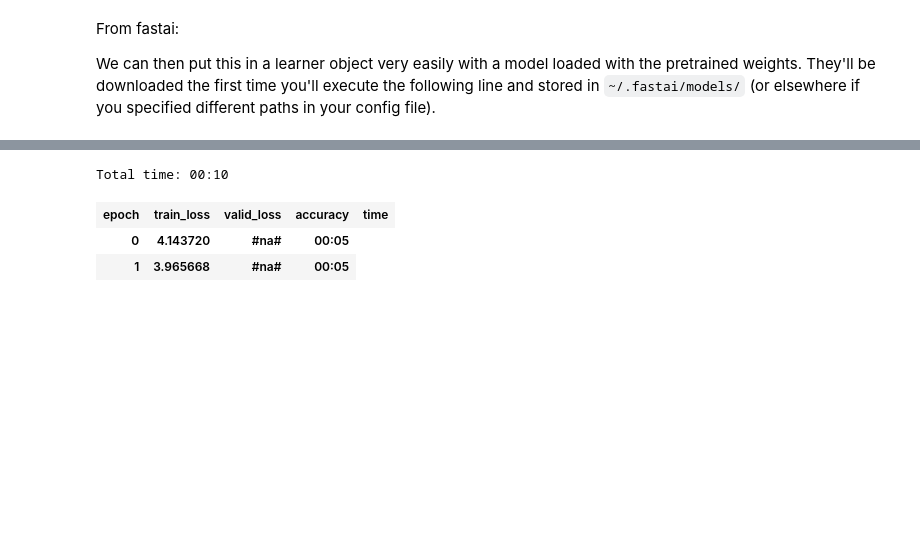
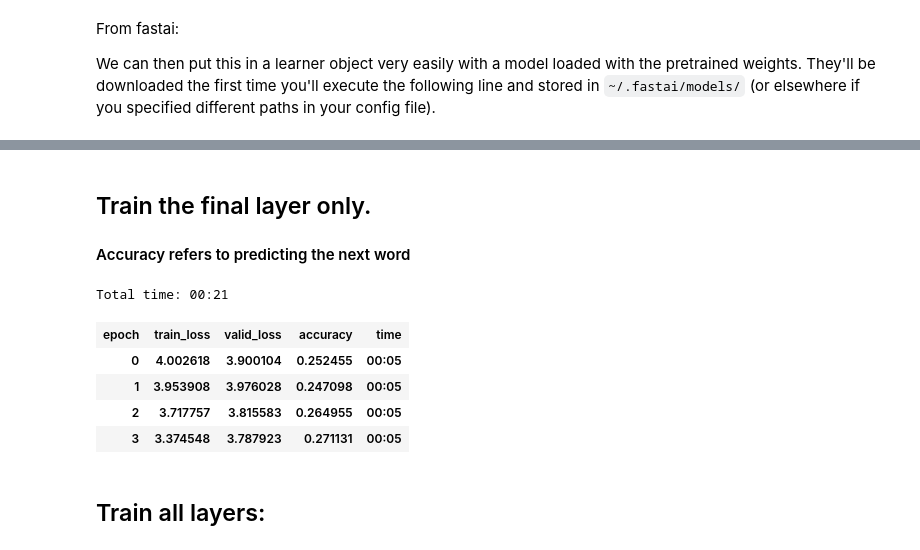
Before and after one commit to anthonybaulo/Arisbotle, a Jupyter notebook: train_scratch_v2.ipynb, the cells around one changed output, grey strips where cells are left out. Cells and saved outputs as stored; diff of their text form; code cells hidden in the pictures; blank space fills up the shorter version.

```diff
--- a/train_scratch_v2.ipynb
+++ b/train_scratch_v2.ipynb
@@ -9,9 +9,10 @@ bs=48
 
 data_lm = (TextList.from_folder(path)
            #Inputs: all the text files in path
-#             .filter_by_folder(include=<str or list>) # Only txt files from specific folders
+            .filter_by_folder(include='text')
+           # Only txt files from specific folders
             .split_by_rand_pct(0.1)
-           #We randomly split and keep 10% (10,000 reviews) for validation
+           #We randomly split and keep percentage for validation
             .label_for_lm()
            #We want to do a language model so we label accordingly
             .databunch(bs=bs))
@@ -44,14 +45,21 @@ LR Finder is complete, type {learner_name}.recorder.plot() to see the graph.
+# %% [markdown]
+## Train the final layer only.
+#### Accuracy refers to predicting the next word
 # %%
-learn.fit_one_cycle(2, 3e-3, moms=(0.8,0.7))
+learn.fit_one_cycle(4, 1e-1, moms=(0.8,0.7))
 # %% [output]
-Total time: 00:10
+Total time: 00:21
 | epoch | train_loss | valid_loss | accuracy | time |
-| 0 | 4.143720 | #na# | 00:05 |
-| 1 | 3.965668 | #na# | 00:05 |
+| 0 | 4.002618 | 3.900104 | 0.252455 | 00:05 |
+| 1 | 3.953908 | 3.976028 | 0.247098 | 00:05 |
+| 2 | 3.717757 | 3.815583 | 0.264955 | 00:05 |
+| 3 | 3.374548 | 3.787923 | 0.271131 | 00:05 |
 # %%
 learn.save('fit_head')
 # %%
 # learn.load('fit_head');
+# %% [markdown]
+## Train all layers:
 # %%
 learn.unfreeze()
 # %%
```
Also changed, not shown: parts of 14 cells of this notebook, 30 other files.
